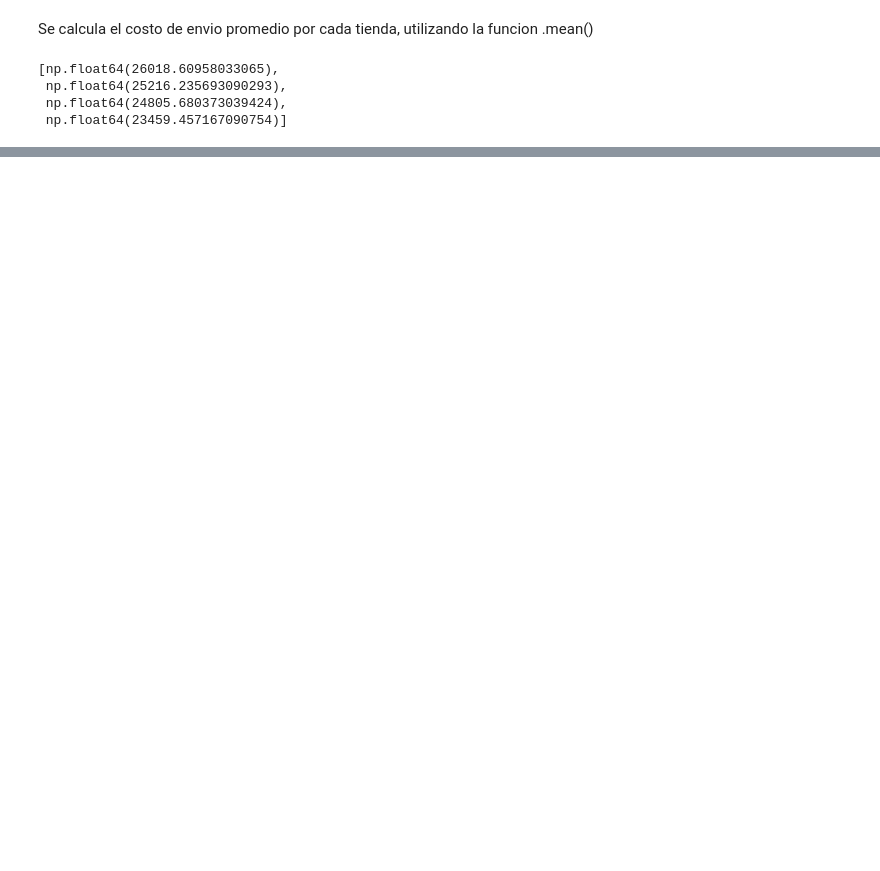
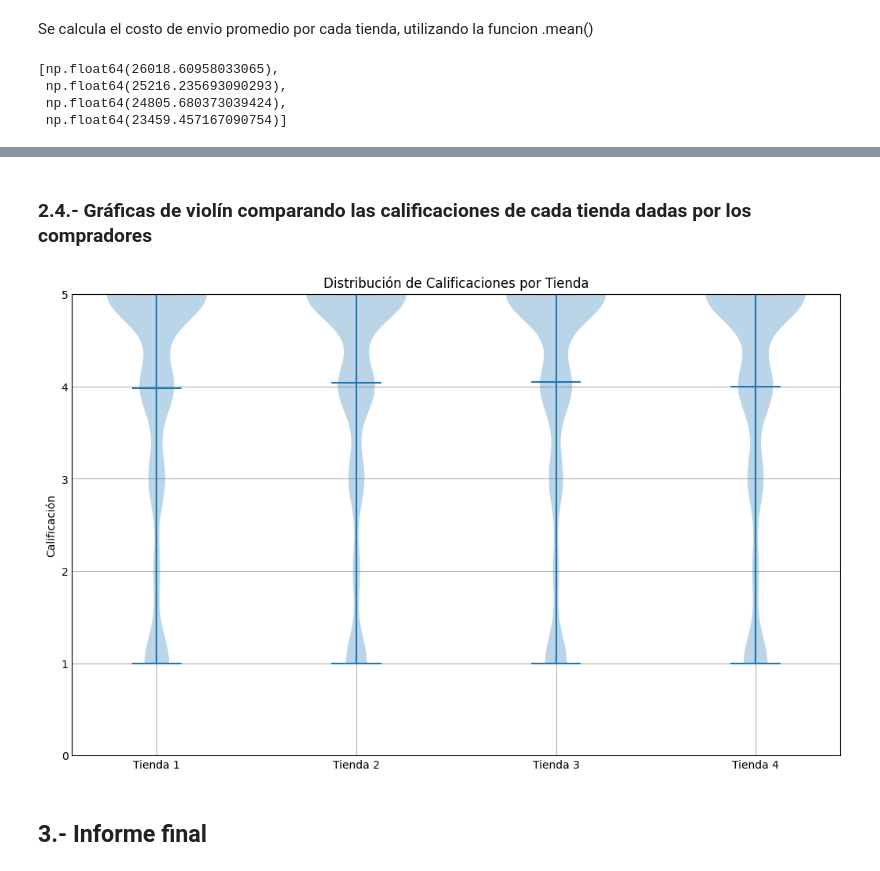
Before and after one commit to PedroHdez35/allura-store, a Jupyter notebook: AluraStoreLatam.ipynb, the cells around one changed output, grey strips where cells are left out. Drawn from its saved outputs; the diff is of its cells as text; code cells hidden in the pictures; blank space fills up the shorter version.

```diff
--- a/AluraStoreLatam.ipynb
+++ b/AluraStoreLatam.ipynb
@@ -201,0 +247,27 @@ envios
+# %% [markdown]
+### 2.4.- Gráficas de violín comparando las calificaciones de cada tienda dadas por los compradores
+# %%
+plt.style.use('_mpl-gallery')
+
+## Arreglo para almacenar los datos de las calificaciones
+ratings_data = [tienda['Calificación'].values,
+                tienda2['Calificación'].values,
+                tienda3['Calificación'].values,
+                tienda4['Calificación'].values]
+
+# graficar y mostrar los valores medios
+fig, ax = plt.subplots(figsize=(10, 6))
+vp = ax.violinplot(ratings_data, showmeans=True, showmedians=True)
+
+# Agregar titulo y Etiquetas
+ax.set_title('Distribución de Calificaciones por Tienda')
+ax.set_xticks([1, 2, 3, 4])
+ax.set_xticklabels(['Tienda 1', 'Tienda 2', 'Tienda 3', 'Tienda 4'])
+ax.set_ylabel('Calificación')
+ax.set_ylim([0, 5])
+
+plt.show()
+# %% [output]
+[figure, added]
+# %% [markdown]
+## 3.- Informe final
```
Also changed, not shown: parts of 30 cells of this notebook.
